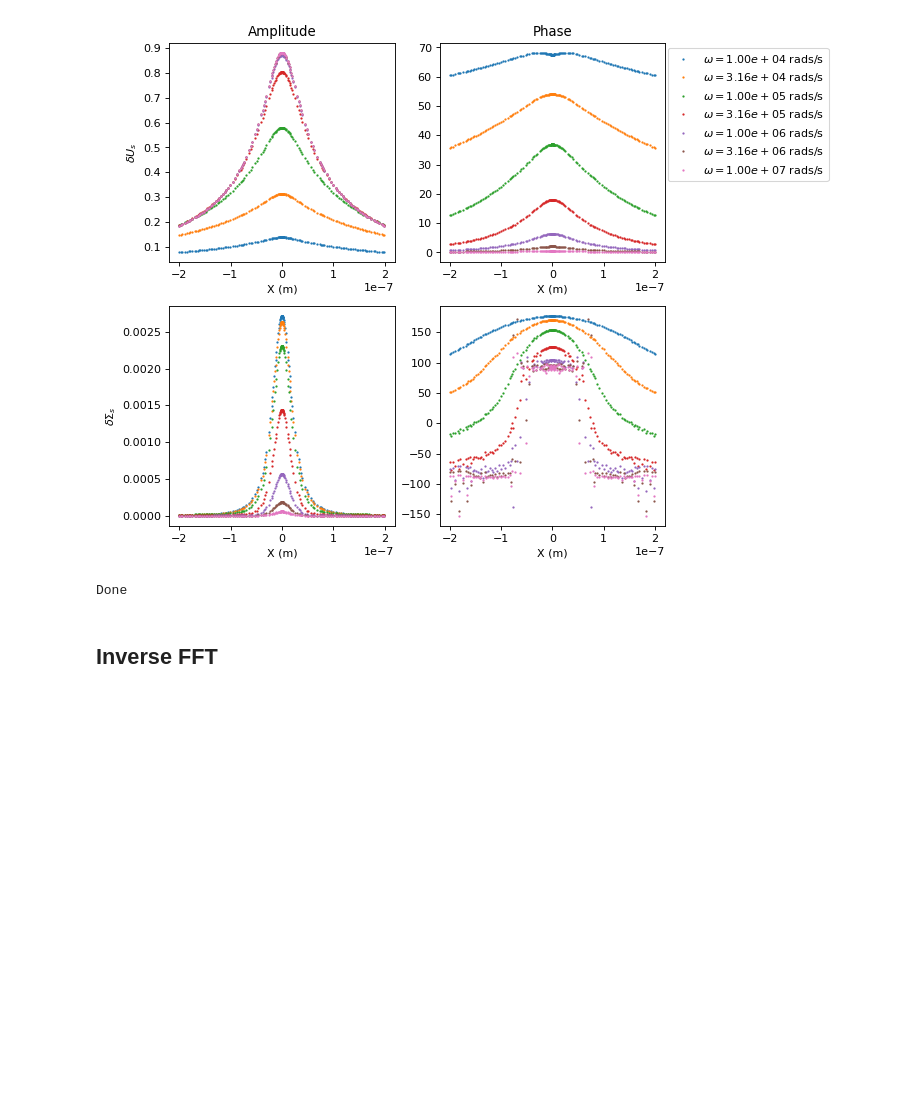
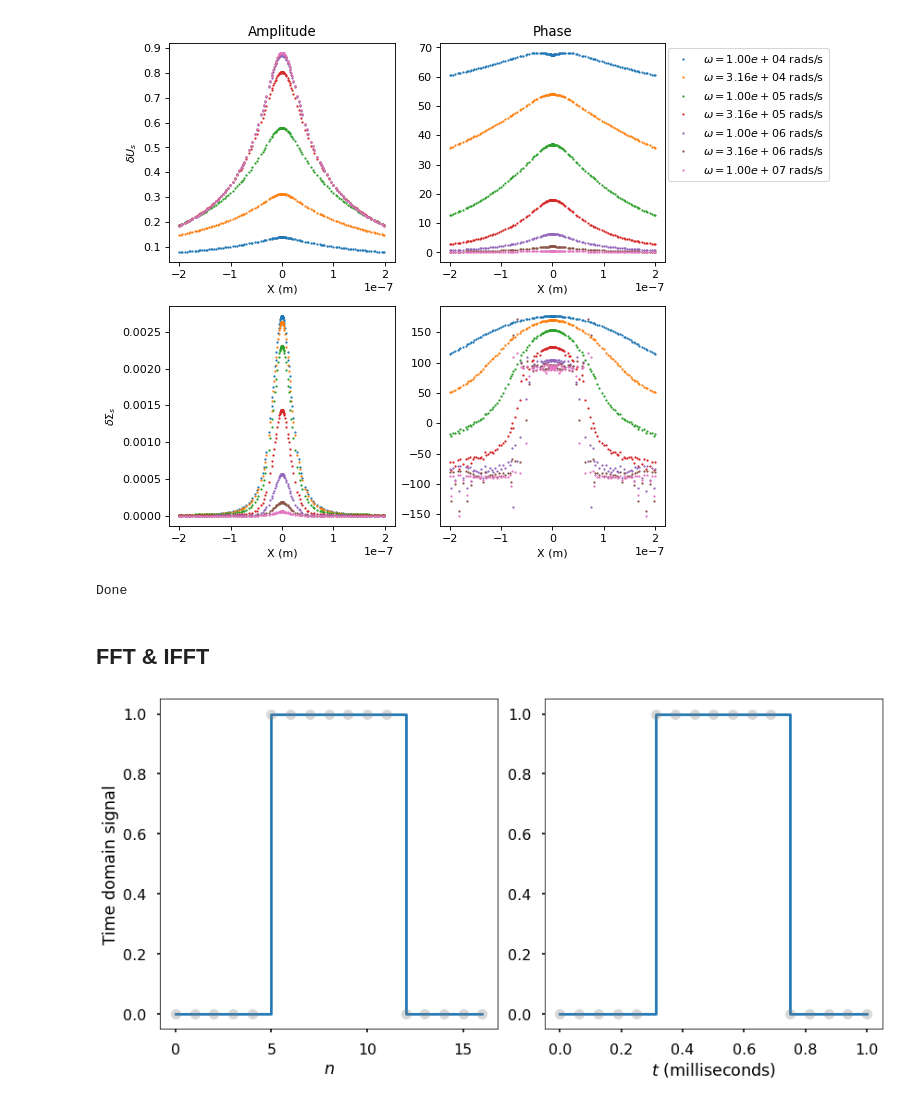
Before and after one commit to yuccadrew/sip, a Jupyter notebook: test_sip.ipynb, the cells around one changed output. Drawn from its saved outputs; the diff is of its cells as text; code cells hidden in the pictures; blank space fills up the shorter version.

```diff
--- a/test_sip.ipynb
+++ b/test_sip.ipynb
@@ -2270,4 +2302,32 @@ def display_results_real_imag():
     #plt.savefig('slab.png',bbox_inches='tight')
     return fig,ax
 # %% [markdown]
-## Inverse FFT <a id="4.8"></a>
+## FFT & IFFT <a id="4.8"></a>
+# %%
+# FFT and IFFT signal in time domain
+from numpy.fft import fft, ifft
+
+# sampling rate
+sr = 16
+
+# sampling interval
+ts = 1.0 / sr
+t = np.arange(0, 1 + ts, ts)
+x = np.zeros_like(t)
+x[(t > 300e-3) & (t <= 700e-3)] = 1
+
+(fig, ax) = plt.subplots(1, 2, figsize=(12, 6))
+axs = ax.flatten()
+axs[0].plot(np.arange(len(x)), x, drawstyle='steps-post')
+axs[0].plot(np.arange(len(x)), x, 'o', color='grey', alpha=300e-3)
+axs[0].set_xlabel('$n$')
+axs[0].set_ylabel('Time domain signal')
+
+axs[1].plot(t, x, drawstyle='steps-post')
+axs[1].plot(t, x, 'o', color='grey', alpha=300e-3)
+axs[1].set_xlabel('$t$ (milliseconds)')
+
+plt.tight_layout()
+plt.show()
+# %% [output]
+[figure, added]
```
Also changed, not shown: parts of 15 cells of this notebook.
